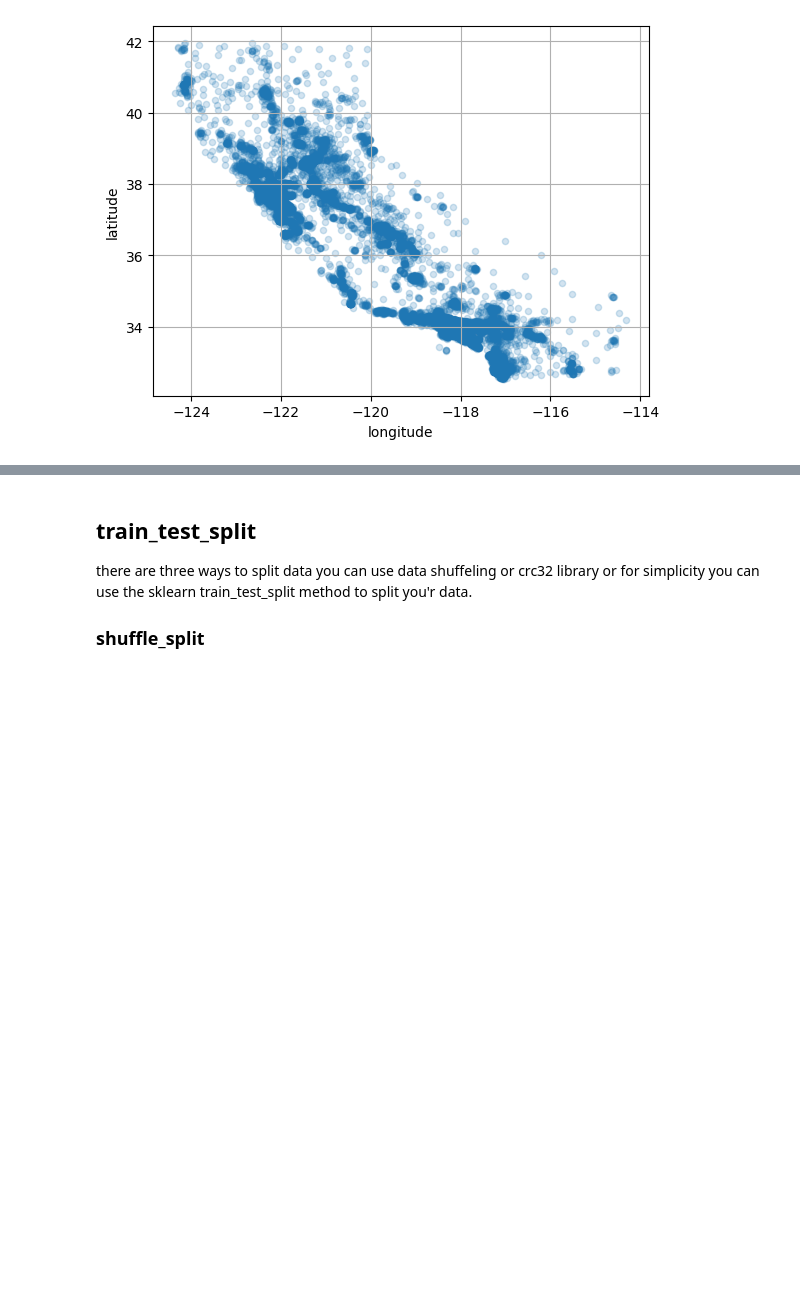
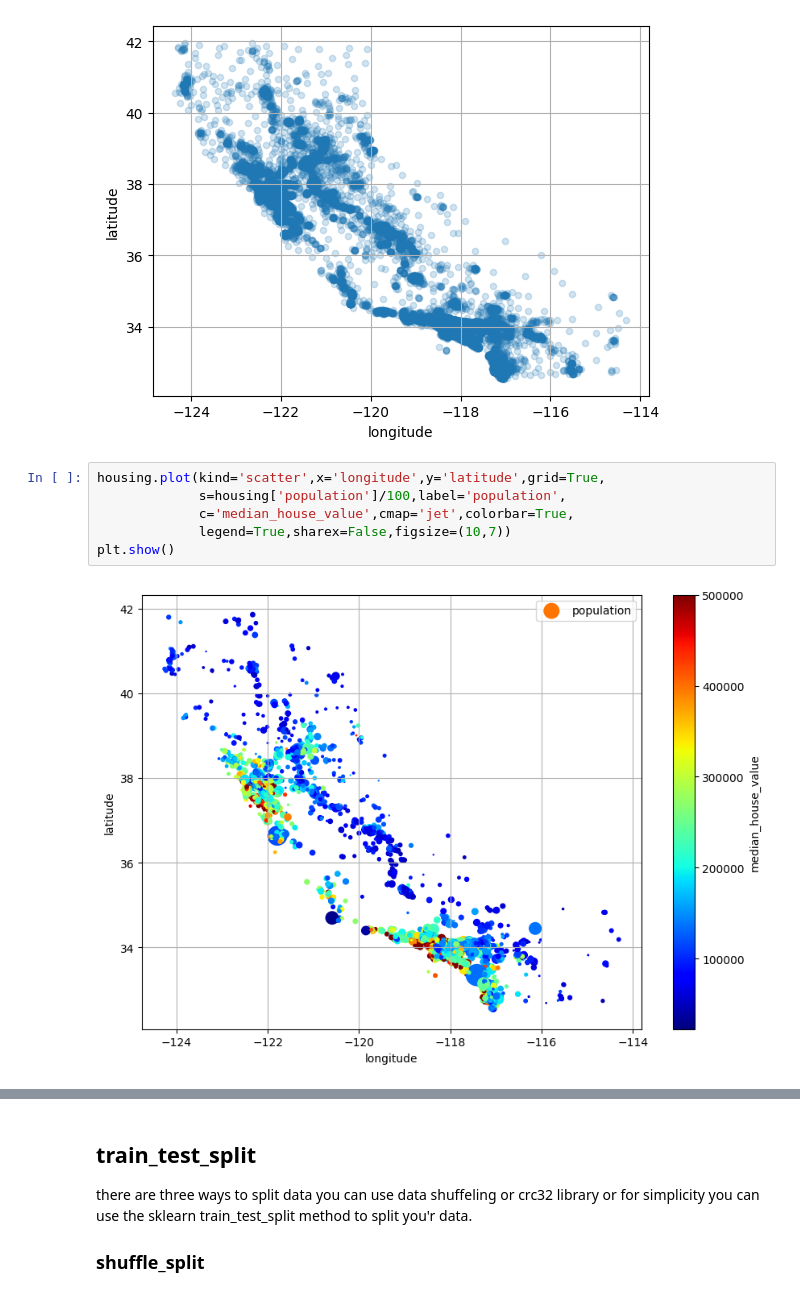
Before and after one commit to mhmd-81/Machine-Learning, a Jupyter notebook: California-housing-prices/California_Housing_prices_.ipynb, the cells around one changed output, grey strips where cells are left out. Saved outputs shown, nothing was run; the diff lists cells and outputs as text; blank space fills up the shorter version.

```diff
--- a/California-housing-prices/California_Housing_prices_.ipynb
+++ b/California-housing-prices/California_Housing_prices_.ipynb
@@ -114,3 +114,11 @@ housing.plot(kind='scatter',x='longitude',y='latitude',alpha=0.2,grid=True)
 # %% [output]
 <Axes: xlabel='longitude', ylabel='latitude'>
 [figure]
+# %%
+housing.plot(kind='scatter',x='longitude',y='latitude',grid=True,
+             s=housing['population']/100,label='population',
+             c='median_house_value',cmap='jet',colorbar=True,
+             legend=True,sharex=False,figsize=(10,7))
+plt.show()
+# %% [output]
+[figure, added]
```
Also changed, not shown: parts of 35 cells of this notebook.
